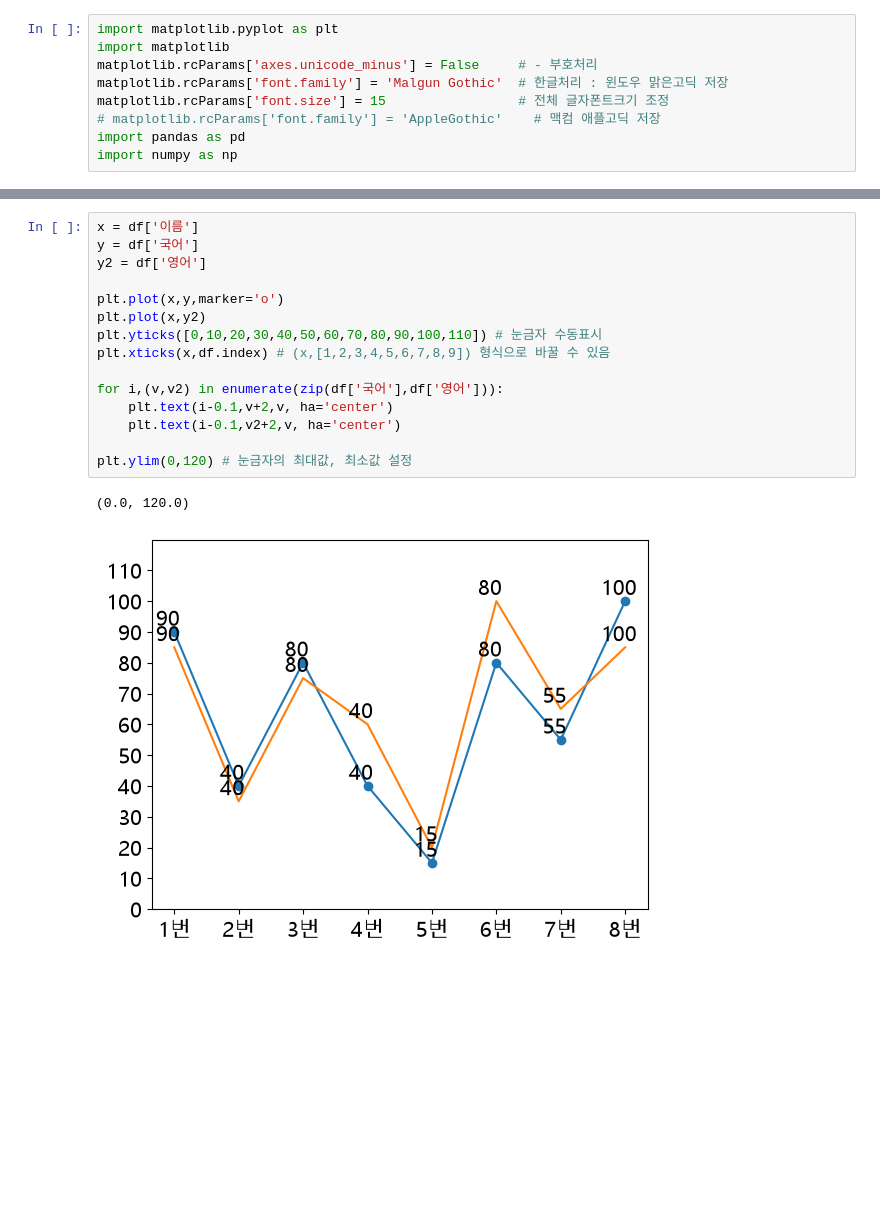
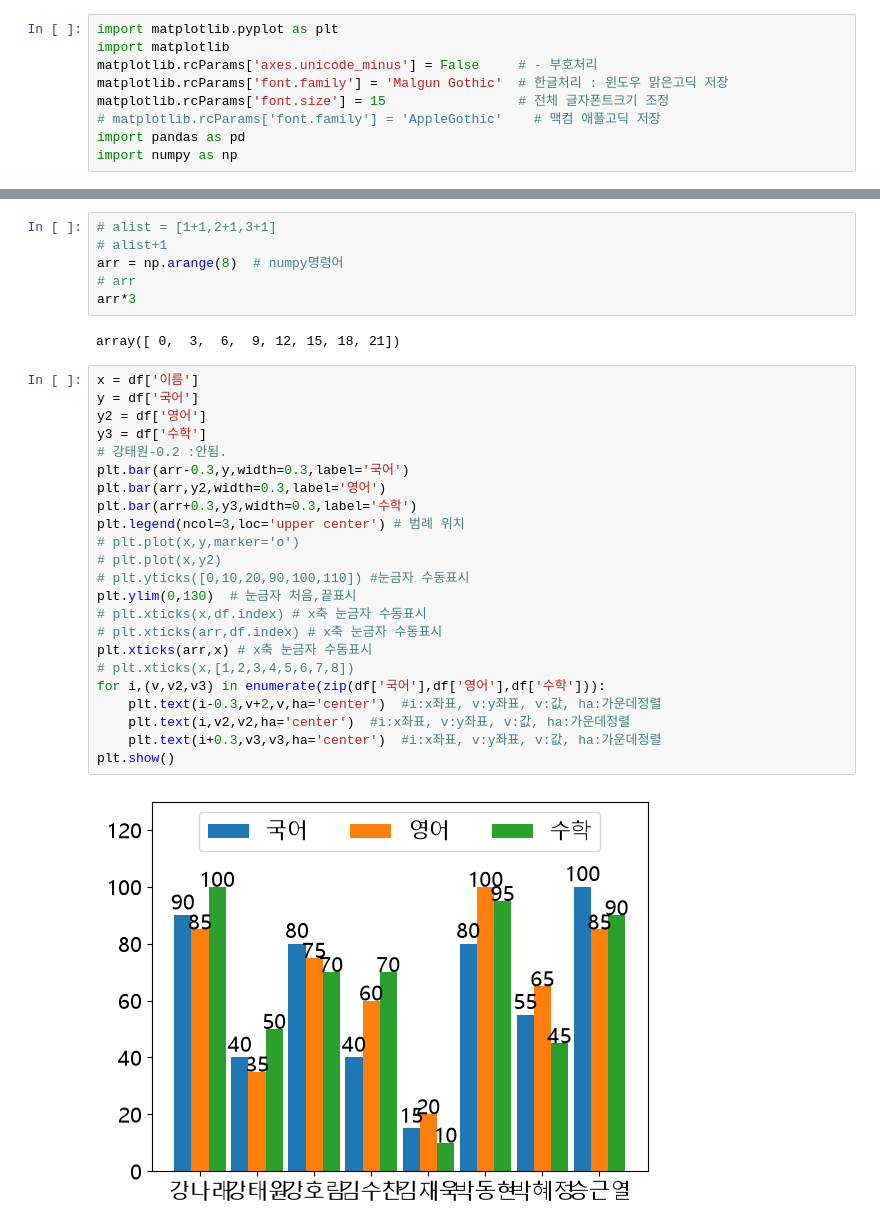
Before and after one commit to naegil73-png/aix_data_0928, a Jupyter notebook: p1006/p1006_01.ipynb, the cells around one changed output, grey strips where cells are left out. Cells and saved outputs as stored; diff of their text form; blank space fills up the shorter version.

```diff
--- a/p1006/p1006_01.ipynb
+++ b/p1006/p1006_01.ipynb
@@ -19,19 +28,34 @@ df = pd.read_excel('file/score.xlsx',index_col='지원번호')
+# %%
+# alist = [1+1,2+1,3+1]
+# alist+1
+arr = np.arange(8)  # numpy명령어
+# arr
+arr*3
+# %% [output]
+array([ 0,  3,  6,  9, 12, 15, 18, 21])
 # %%
 x = df['이름']
 y = df['국어']
 y2 = df['영어']
-
-plt.plot(x,y,marker='o')
-plt.plot(x,y2)
-plt.yticks([0,10,20,30,40,50,60,70,80,90,100,110]) # 눈금자 수동표시
-plt.xticks(x,df.index) # (x,[1,2,3,4,5,6,7,8,9]) 형식으로 바꿀 수 있음
-
-for i,(v,v2) in enumerate(zip(df['국어'],df['영어'])):
-    plt.text(i-0.1,v+2,v, ha='center')
-    plt.text(i-0.1,v2+2,v, ha='center')
-
-plt.ylim(0,120) # 눈금자의 최대값, 최소값 설정
+y3 = df['수학']
+# 강태원-0.2 :안됨.
+plt.bar(arr-0.3,y,width=0.3,label='국어')
+plt.bar(arr,y2,width=0.3,label='영어')
+plt.bar(arr+0.3,y3,width=0.3,label='수학')
+plt.legend(ncol=3,loc='upper center') # 범례 위치
+# plt.plot(x,y,marker='o')
+# plt.plot(x,y2)
+# plt.yticks([0,10,20,90,100,110]) #눈금자 수동표시
+plt.ylim(0,130)  # 눈금자 처음,끝표시
+# plt.xticks(x,df.index) # x축 눈금자 수동표시
+# plt.xticks(arr,df.index) # x축 눈금자 수동표시
+plt.xticks(arr,x) # x축 눈금자 수동표시
+# plt.xticks(x,[1,2,3,4,5,6,7,8])
+for i,(v,v2,v3) in enumerate(zip(df['국어'],df['영어'],df['수학'])):
+    plt.text(i-0.3,v+2,v,ha='center')  #i:x좌표, v:y좌표, v:값, ha:가운데정렬
+    plt.text(i,v2,v2,ha='center')  #i:x좌표, v:y좌표, v:값, ha:가운데정렬
+    plt.text(i+0.3,v3,v3,ha='center')  #i:x좌표, v:y좌표, v:값, ha:가운데정렬
+plt.show()
 # %% [output]
-(0.0, 120.0)
-[figure, old version]
+[figure, new version]
 # %%
```
Also changed, not shown: parts of 21 cells of this notebook, 12 other files.
